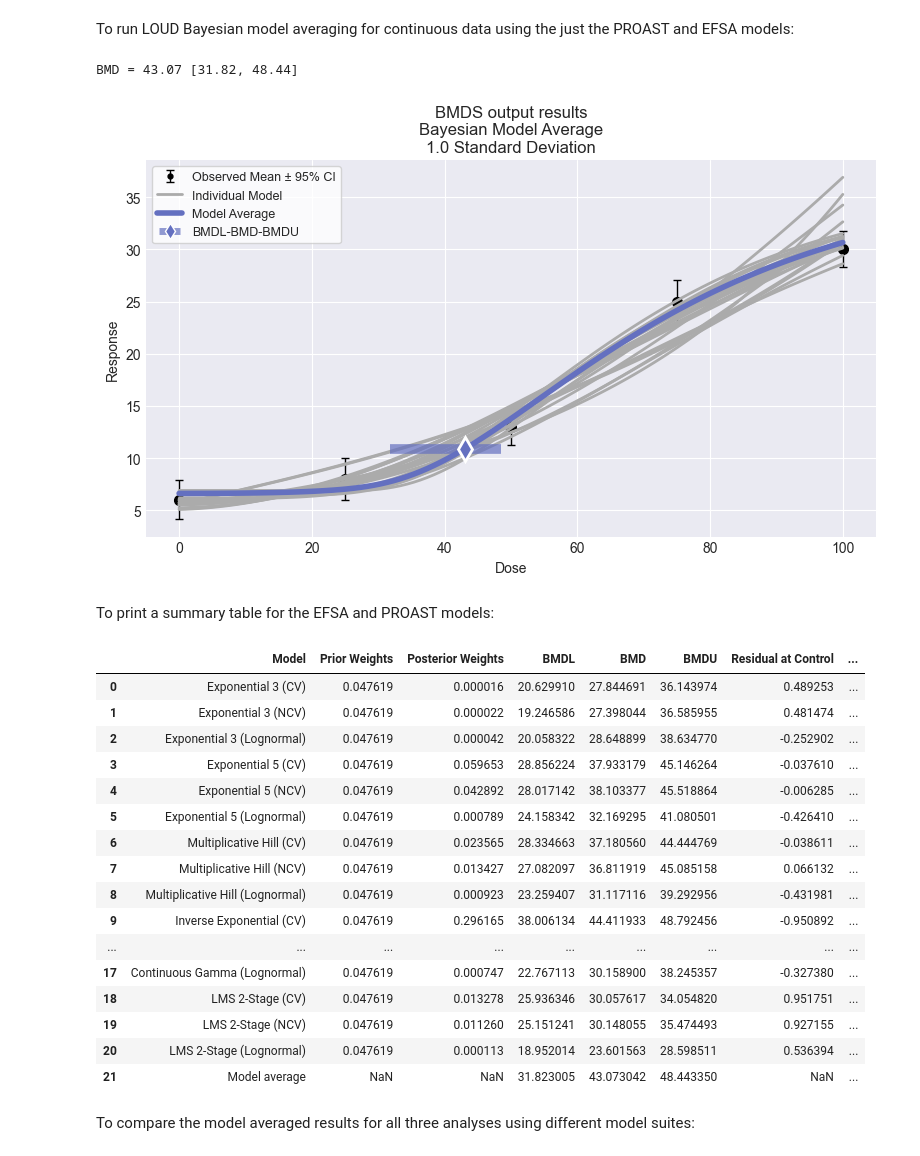
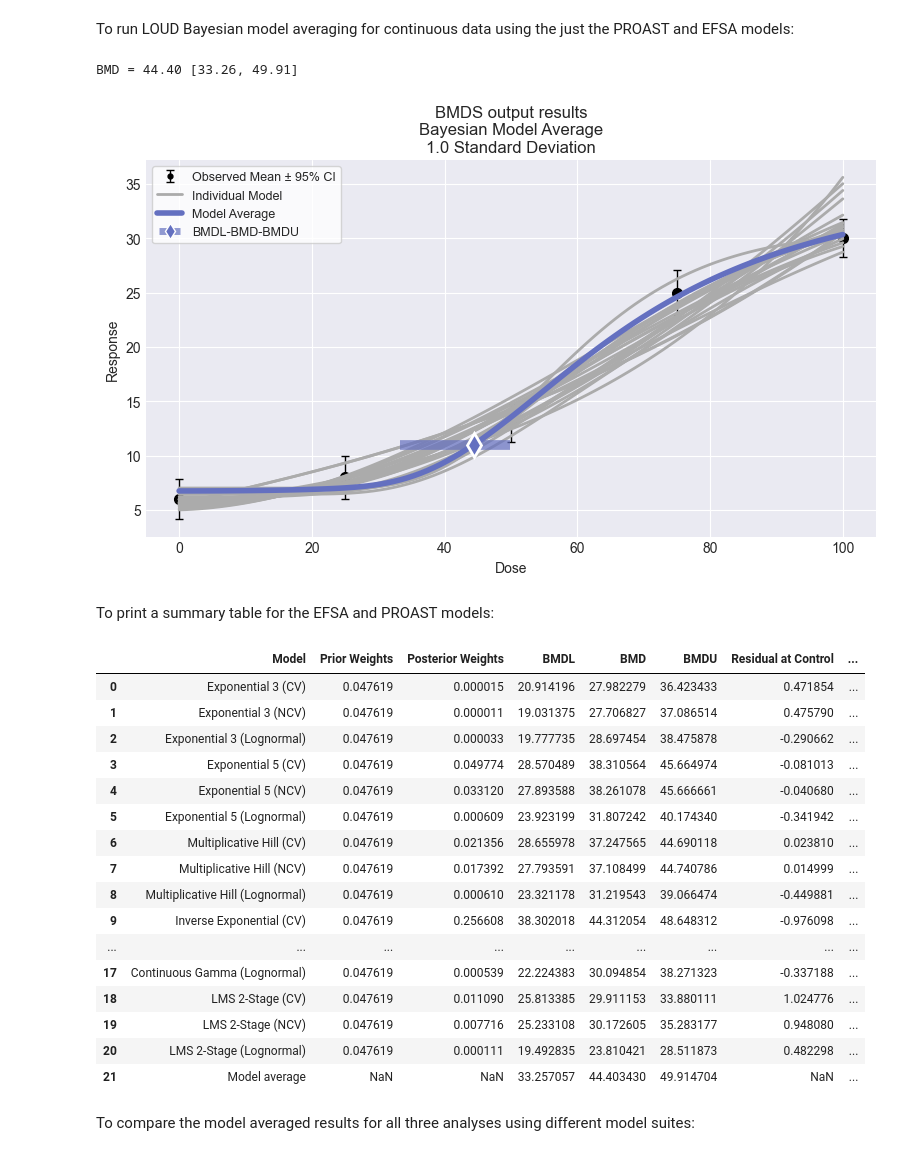
Before and after one commit to USEPA/BMDS, a Jupyter notebook: docs/source/recipes/continuous_ma.ipynb, the cells around one changed output. Drawn from its saved outputs; the diff is of its cells as text; code cells hidden in the pictures.

```diff
--- a/docs/source/recipes/continuous_ma.ipynb
+++ b/docs/source/recipes/continuous_ma.ipynb
@@ -273,35 +302,38 @@ expanded_models = [
     pybmds.Models.InverseExponential,
     pybmds.Models.Lognormal,
     pybmds.Models.ContinuousGamma,
     pybmds.Models.LMS2,
 ]
 
 # add all three disttypes (example: constant variance)
 dist_types = [
     pybmds.ContinuousDistType.normal,
     pybmds.ContinuousDistType.normal_ncv,
     pybmds.ContinuousDistType.log_normal,
 ]
 
 for model_name in expanded_models:
     for dt in dist_types:
         session3.add_model(
             model_name,
             settings={
+                "n_chains": 4,
+                "samples": 12500,
+                "burnin": 1250,
                 "priors": pybmds.PriorClass.bayesian_loud,
                 "disttype": dt,
             },
         )
 
 session3.add_model_averaging()
 session3.execute()
 
 res3 = session3.model_average.results
 print(f"BMD = {res3.bmd:.2f} [{res3.bmdl:.2f}, {res3.bmdu:.2f}]")
 fig3 = session3.plot(colorize=False)
 # %% [output]
-BMD = 43.07 [31.82, 48.44]
+BMD = 44.40 [33.26, 49.91]
-[figure, old version]
+[figure, new version]
 # %% [markdown]
 To print a summary table for the EFSA and PROAST models:
 # %%
@@ -333,22 +365,22 @@ df3 = bayes_summary3
 display(df3)
 # %% [output]
 |  | Model | Prior Weights | Posterior Weights | BMDL | BMD | BMDU | Residual at Control | ... |
-| 0 | Exponential 3 (CV) | 0.047619 | 0.000016 | 20.629910 | 27.844691 | 36.143974 | 0.489253 | ... |
-| 1 | Exponential 3 (NCV) | 0.047619 | 0.000022 | 19.246586 | 27.398044 | 36.585955 | 0.481474 | ... |
-| 2 | Exponential 3 (Lognormal) | 0.047619 | 0.000042 | 20.058322 | 28.648899 | 38.634770 | -0.252902 | ... |
-| 3 | Exponential 5 (CV) | 0.047619 | 0.059653 | 28.856224 | 37.933179 | 45.146264 | -0.037610 | ... |
-| 4 | Exponential 5 (NCV) | 0.047619 | 0.042892 | 28.017142 | 38.103377 | 45.518864 | -0.006285 | ... |
-| 5 | Exponential 5 (Lognormal) | 0.047619 | 0.000789 | 24.158342 | 32.169295 | 41.080501 | -0.426410 | ... |
-| 6 | Multiplicative Hill (CV) | 0.047619 | 0.023565 | 28.334663 | 37.180560 | 44.444769 | -0.038611 | ... |
-| 7 | Multiplicative Hill (NCV) | 0.047619 | 0.013427 | 27.082097 | 36.811919 | 45.085158 | 0.066132 | ... |
-| 8 | Multiplicative Hill (Lognormal) | 0.047619 | 0.000923 | 23.259407 | 31.117116 | 39.292956 | -0.431981 | ... |
-| 9 | Inverse Exponential (CV) | 0.047619 | 0.296165 | 38.006134 | 44.411933 | 48.792456 | -0.950892 | ... |
+| 0 | Exponential 3 (CV) | 0.047619 | 0.000015 | 20.914196 | 27.982279 | 36.423433 | 0.471854 | ... |
+| 1 | Exponential 3 (NCV) | 0.047619 | 0.000011 | 19.031375 | 27.706827 | 37.086514 | 0.475790 | ... |
+| 2 | Exponential 3 (Lognormal) | 0.047619 | 0.000033 | 19.777735 | 28.697454 | 38.475878 | -0.290662 | ... |
+| 3 | Exponential 5 (CV) | 0.047619 | 0.049774 | 28.570489 | 38.310564 | 45.664974 | -0.081013 | ... |
+| 4 | Exponential 5 (NCV) | 0.047619 | 0.033120 | 27.893588 | 38.261078 | 45.666661 | -0.040680 | ... |
+| 5 | Exponential 5 (Lognormal) | 0.047619 | 0.000609 | 23.923199 | 31.807242 | 40.174340 | -0.341942 | ... |
+| 6 | Multiplicative Hill (CV) | 0.047619 | 0.021356 | 28.655978 | 37.247565 | 44.690118 | 0.023810 | ... |
+| 7 | Multiplicative Hill (NCV) | 0.047619 | 0.017392 | 27.793591 | 37.108499 | 44.740786 | 0.014999 | ... |
+| 8 | Multiplicative Hill (Lognormal) | 0.047619 | 0.000610 | 23.321178 | 31.219543 | 39.066474 | -0.449881 | ... |
+| 9 | Inverse Exponential (CV) | 0.047619 | 0.256608 | 38.302018 | 44.312054 | 48.648312 | -0.976098 | ... |
 | ... | ... | ... | ... | ... | ... | ... | ... | ... |
-| 17 | Continuous Gamma (Lognormal) | 0.047619 | 0.000747 | 22.767113 | 30.158900 | 38.245357 | -0.327380 | ... |
-| 18 | LMS 2-Stage (CV) | 0.047619 | 0.013278 | 25.936346 | 30.057617 | 34.054820 | 0.951751 | ... |
-| 19 | LMS 2-Stage (NCV) | 0.047619 | 0.011260 | 25.151241 | 30.148055 | 35.474493 | 0.927155 | ... |
-| 20 | LMS 2-Stage (Lognormal) | 0.047619 | 0.000113 | 18.952014 | 23.601563 | 28.598511 | 0.536394 | ... |
-| 21 | Model average | NaN | NaN | 31.823005 | 43.073042 | 48.443350 | NaN | ... |
+| 17 | Continuous Gamma (Lognormal) | 0.047619 | 0.000539 | 22.224383 | 30.094854 | 38.271323 | -0.337188 | ... |
+| 18 | LMS 2-Stage (CV) | 0.047619 | 0.011090 | 25.813385 | 29.911153 | 33.880111 | 1.024776 | ... |
+| 19 | LMS 2-Stage (NCV) | 0.047619 | 0.007716 | 25.233108 | 30.172605 | 35.283177 | 0.948080 | ... |
+| 20 | LMS 2-Stage (Lognormal) | 0.047619 | 0.000111 | 19.492835 | 23.810421 | 28.511873 | 0.482298 | ... |
+| 21 | Model average | NaN | NaN | 33.257057 | 44.403430 | 49.914704 | NaN | ... |
 # %% [markdown]
 To compare the model averaged results for all three analyses using different model suites:
 # %%
```
Also changed, not shown: parts of 12 cells of this notebook, 1 other file.
